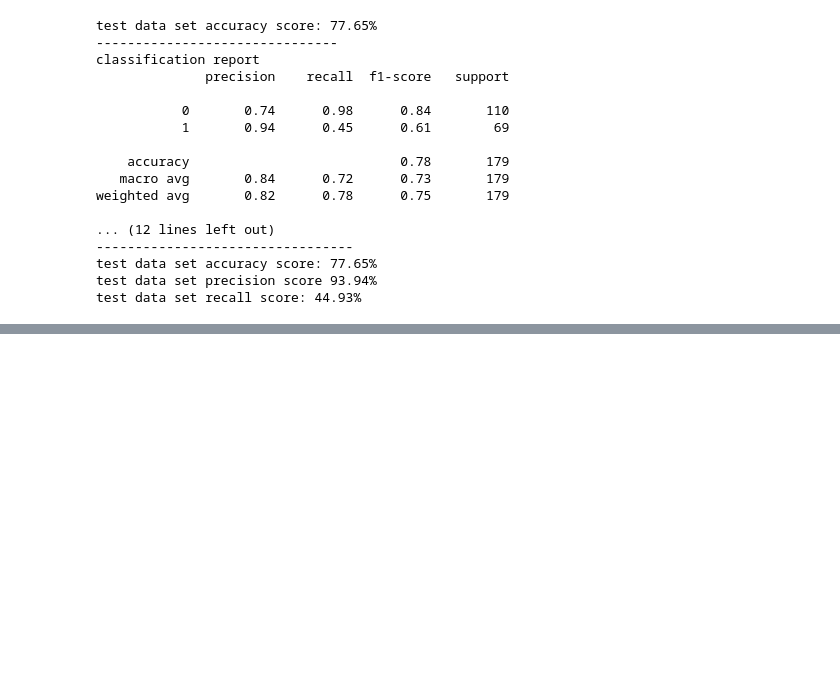
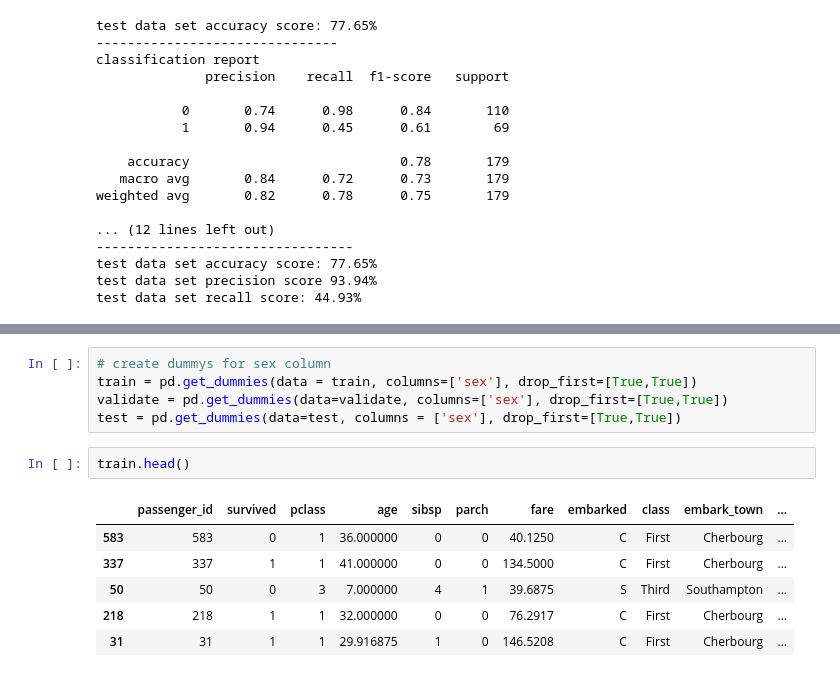
Before and after one commit to HeatherOrtegaMcMillan/classification-exercises, a Jupyter notebook: model.ipynb, the cells around one changed output, grey strips where cells are left out. Cells and saved outputs as stored; diff of their text form; blank space fills up the shorter version.

```diff
--- a/model.ipynb
+++ b/model.ipynb
@@ -986,0 +1037,14 @@ test data set recall score: 44.93%
+# %%
+# create dummys for sex column
+train = pd.get_dummies(data = train, columns=['sex'], drop_first=[True,True])
+validate = pd.get_dummies(data=validate, columns=['sex'], drop_first=[True,True])
+test = pd.get_dummies(data=test, columns = ['sex'], drop_first=[True,True])
+# %%
+train.head()
+# %% [output]
+|  | passenger_id | survived | pclass | age | sibsp | parch | fare | embarked | class | embark_town | ... |
+| 583 | 583 | 0 | 1 | 36.000000 | 0 | 0 | 40.1250 | C | First | Cherbourg | ... |
+| 337 | 337 | 1 | 1 | 41.000000 | 0 | 0 | 134.5000 | C | First | Cherbourg | ... |
+| 50 | 50 | 0 | 3 | 7.000000 | 4 | 1 | 39.6875 | S | Third | Southampton | ... |
+| 218 | 218 | 1 | 1 | 32.000000 | 0 | 0 | 76.2917 | C | First | Cherbourg | ... |
+| 31 | 31 | 1 | 1 | 29.916875 | 1 | 0 | 146.5208 | C | First | Cherbourg | ... |
```
Also changed, not shown: parts of 22 cells of this notebook.
